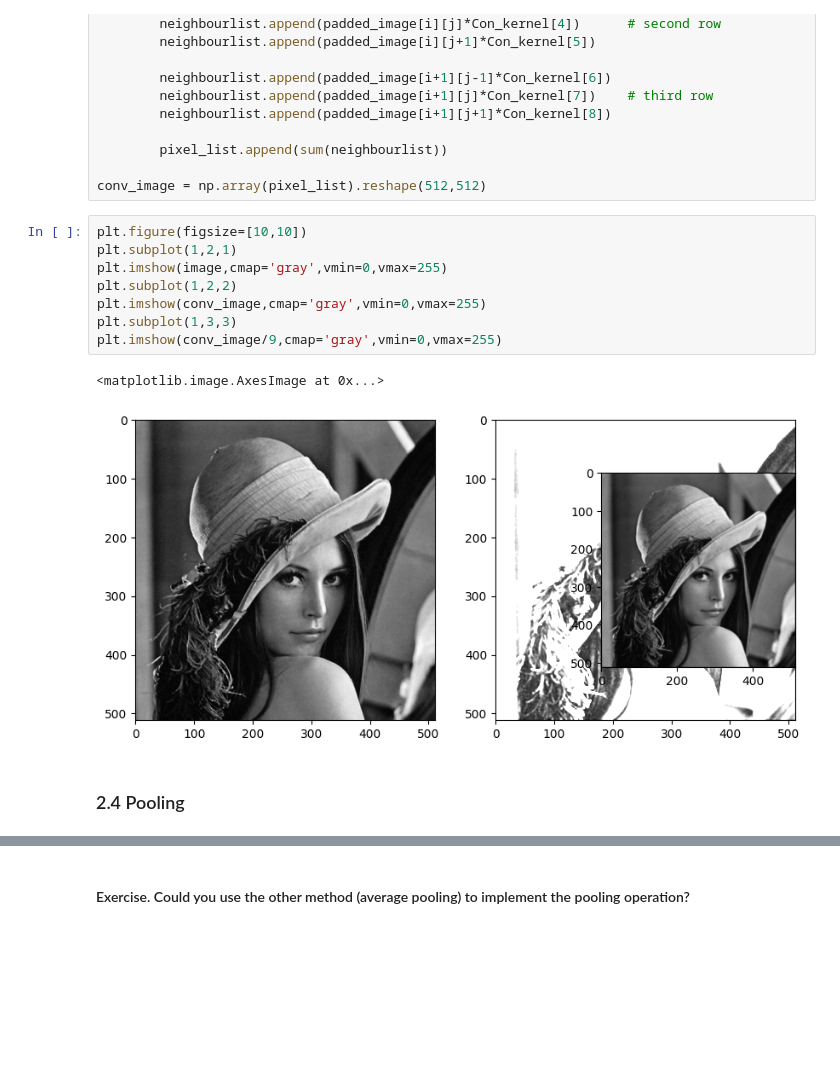
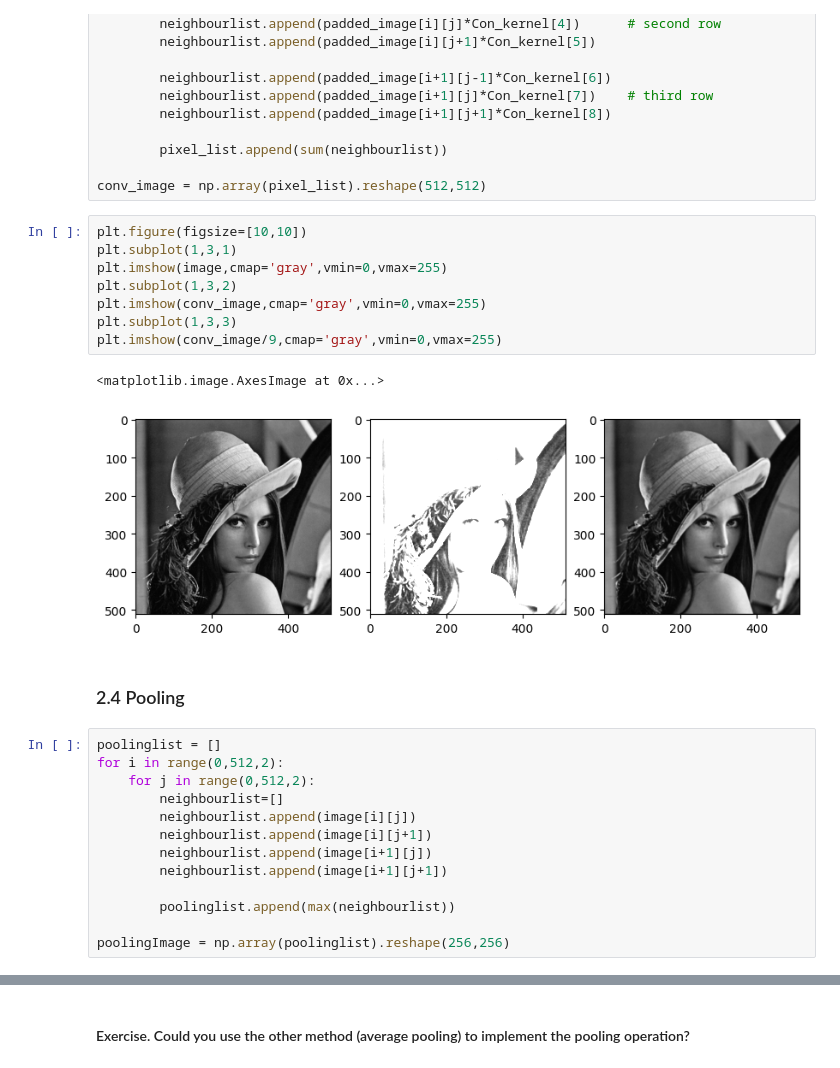
Before and after one commit to Mehdialmoo/Introduction_to_MachineLearning, a Jupyter notebook: session_9/Workshop_9_Convolutional_Neural_Network.ipynb, the cells around one changed output, grey strips where cells are left out. Drawn from its saved outputs; the diff is of its cells as text; blank space fills up the shorter version.

Commit message:
feature: added pooling codes

```diff
--- a/session_9/Workshop_9_Convolutional_Neural_Network.ipynb
+++ b/session_9/Workshop_9_Convolutional_Neural_Network.ipynb
@@ -119,14 +124,27 @@ for i in range(1,513):
 conv_image = np.array(pixel_list).reshape(512,512)
 # %%
 plt.figure(figsize=[10,10])
-plt.subplot(1,2,1)
+plt.subplot(1,3,1)
 plt.imshow(image,cmap='gray',vmin=0,vmax=255)
-plt.subplot(1,2,2)
+plt.subplot(1,3,2)
 plt.imshow(conv_image,cmap='gray',vmin=0,vmax=255)
 plt.subplot(1,3,3)
 plt.imshow(conv_image/9,cmap='gray',vmin=0,vmax=255)
 # %% [output]
 <matplotlib.image.AxesImage at 0x...>
-[figure, old version]
+[figure, new version]
 # %% [markdown]
 ### 2.4 Pooling
+# %%
+poolinglist = []
+for i in range(0,512,2):
+    for j in range(0,512,2):
+        neighbourlist=[]
+        neighbourlist.append(image[i][j])
+        neighbourlist.append(image[i][j+1])
+        neighbourlist.append(image[i+1][j])
+        neighbourlist.append(image[i+1][j+1])
+
+        poolinglist.append(max(neighbourlist))
+
+poolingImage = np.array(poolinglist).reshape(256,256)
```
Also changed, not shown: parts of 6 cells of this notebook.
